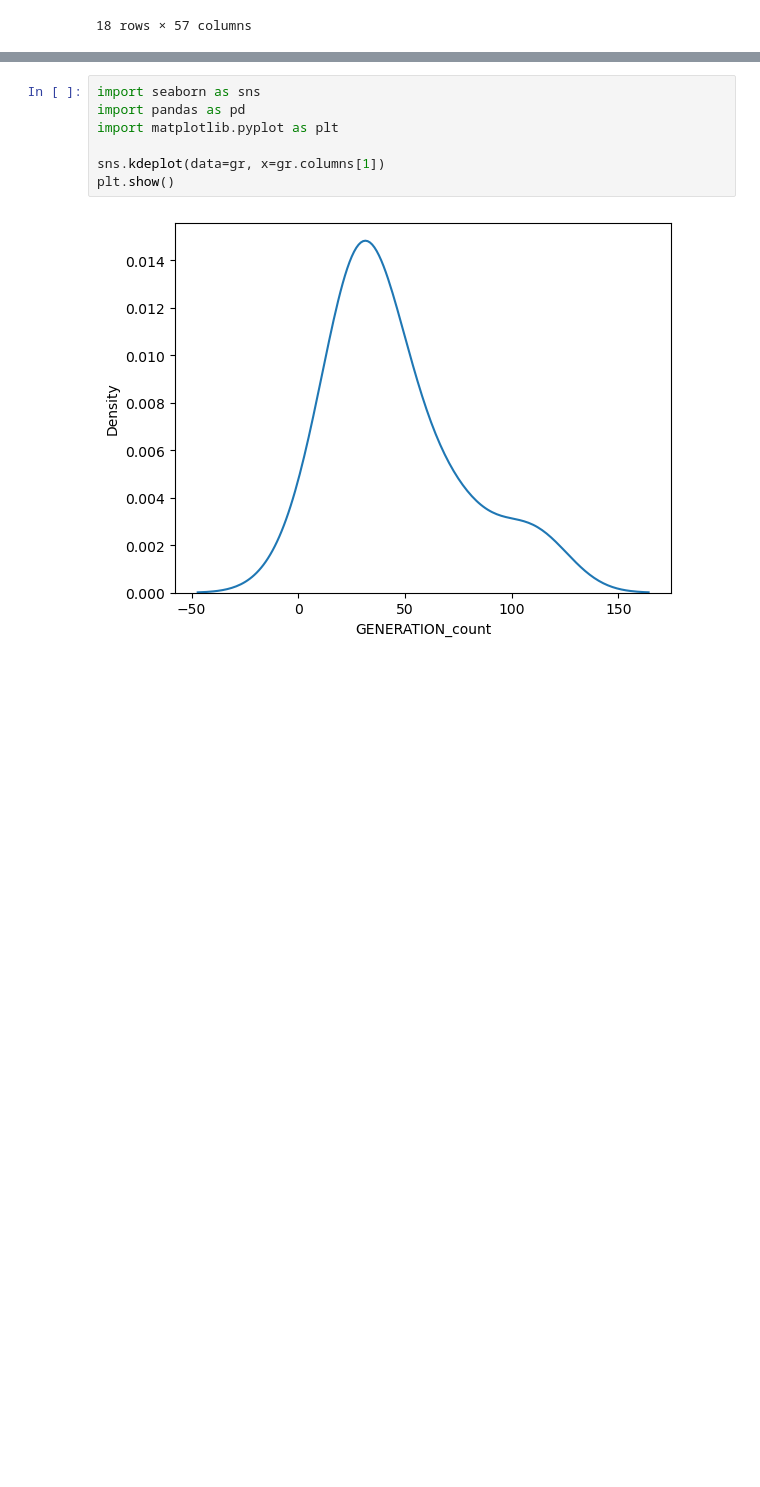
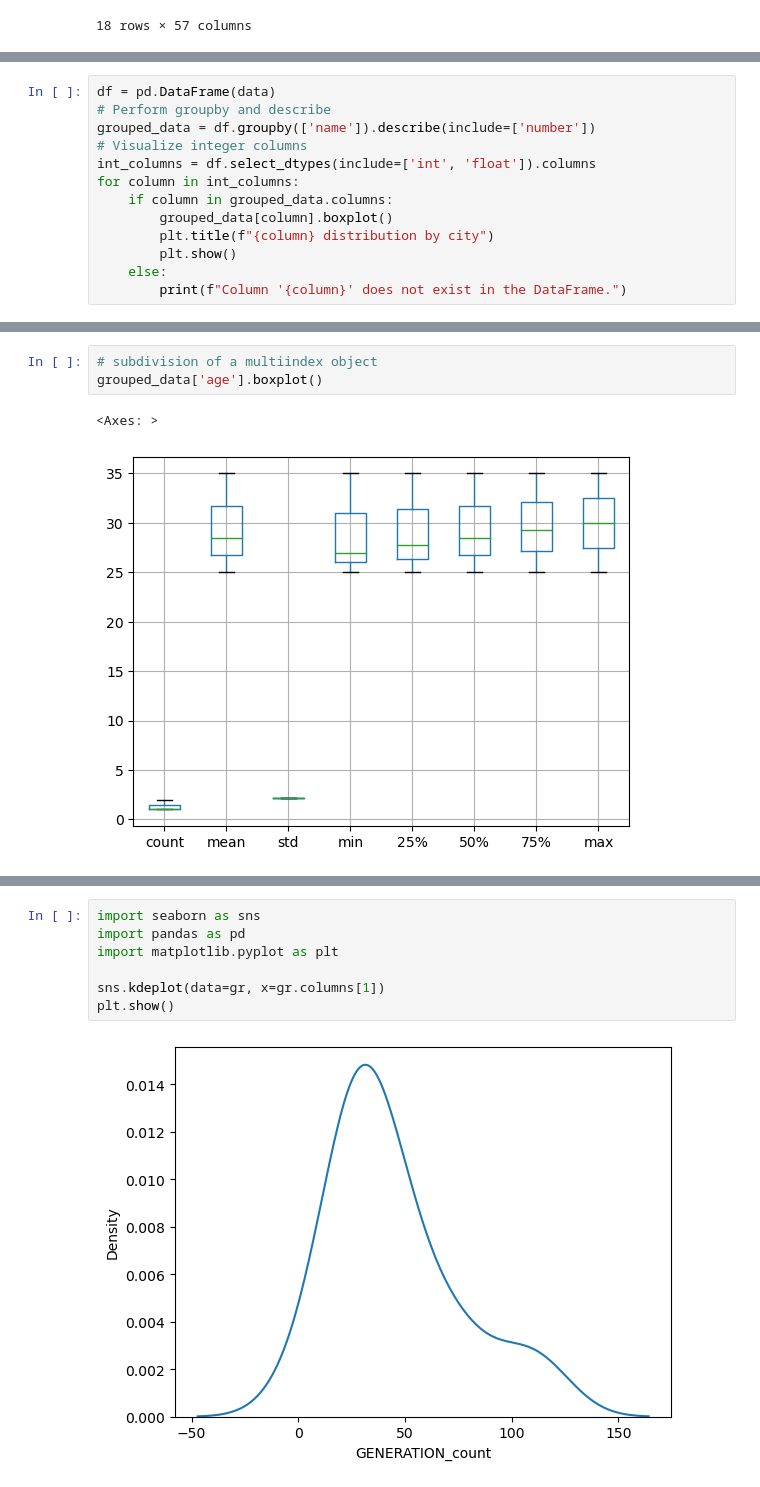
Before and after one commit to johndef64/pyutilities_datascience, a Jupyter notebook: general_utilities.ipynb, the cells around one changed output, grey strips where cells are left out. Saved outputs shown, nothing was run; the diff lists cells and outputs as text; blank space fills up the shorter version.

```diff
--- a/general_utilities.ipynb
+++ b/general_utilities.ipynb
@@ -519,0 +589,13 @@ gr
+# %%
+df = pd.DataFrame(data)
+# Perform groupby and describe
+grouped_data = df.groupby(['name']).describe(include=['number'])
+# Visualize integer columns
+int_columns = df.select_dtypes(include=['int', 'float']).columns
+for column in int_columns:
+    if column in grouped_data.columns:
+        grouped_data[column].boxplot()
+        plt.title(f"{column} distribution by city")
+        plt.show()
+    else:
+        print(f"Column '{column}' does not exist in the DataFrame.")
@@ -519,0 +605,6 @@ gr
+# %%
+# subdivision of a multiindex object
+grouped_data['age'].boxplot()
+# %% [output]
+<Axes: >
+[figure, added]
```
Also changed, not shown: parts of 13 cells of this notebook, 1 other file.
